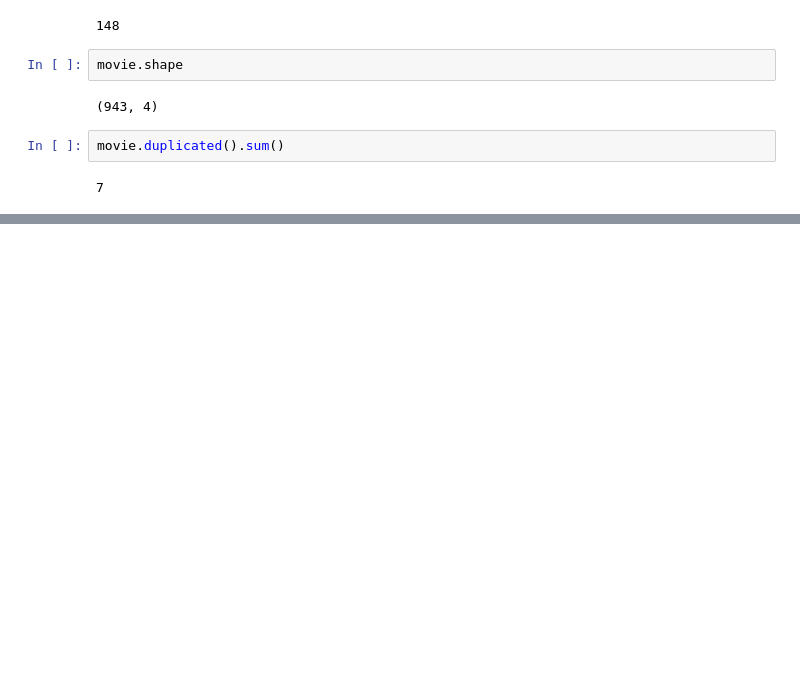
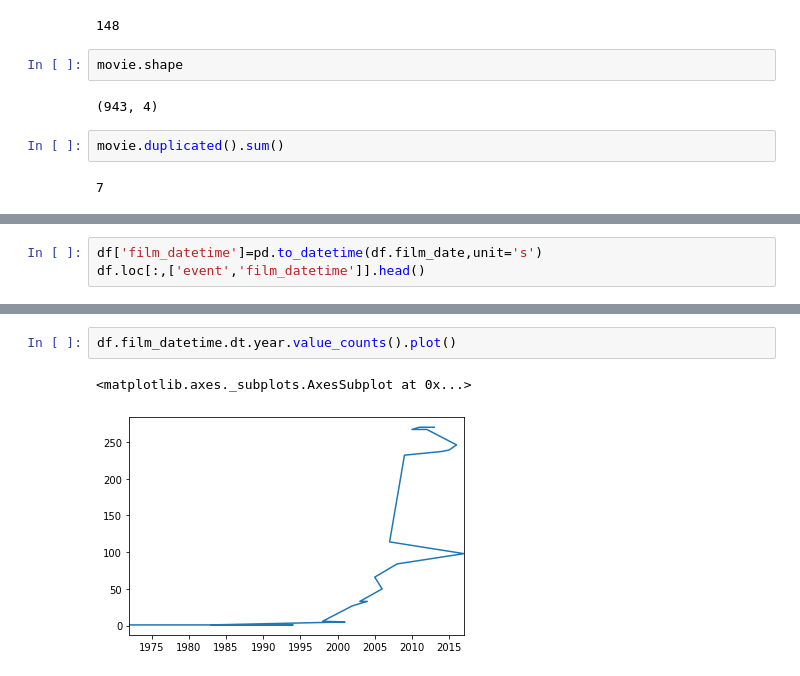
Before and after one commit to snakeyes95/Python-Notebooks, a Jupyter notebook: Pandas_Fundamentals.ipynb, the cells around one changed output, grey strips where cells are left out. Drawn from its saved outputs; the diff is of its cells as text; blank space fills up the shorter version.

```diff
--- a/Pandas_Fundamentals.ipynb
+++ b/Pandas_Fundamentals.ipynb
@@ -2166,0 +2540,3 @@ movie.duplicated().sum()
+# %%
+df['film_datetime']=pd.to_datetime(df.film_date,unit='s')
+df.loc[:,['event','film_datetime']].head()
@@ -2166,0 +2614,5 @@ movie.duplicated().sum()
+# %%
+df.film_datetime.dt.year.value_counts().plot()
+# %% [output]
+<matplotlib.axes._subplots.AxesSubplot at 0x...>
+[figure, added]
```
Also changed, not shown: parts of 51 cells of this notebook.
